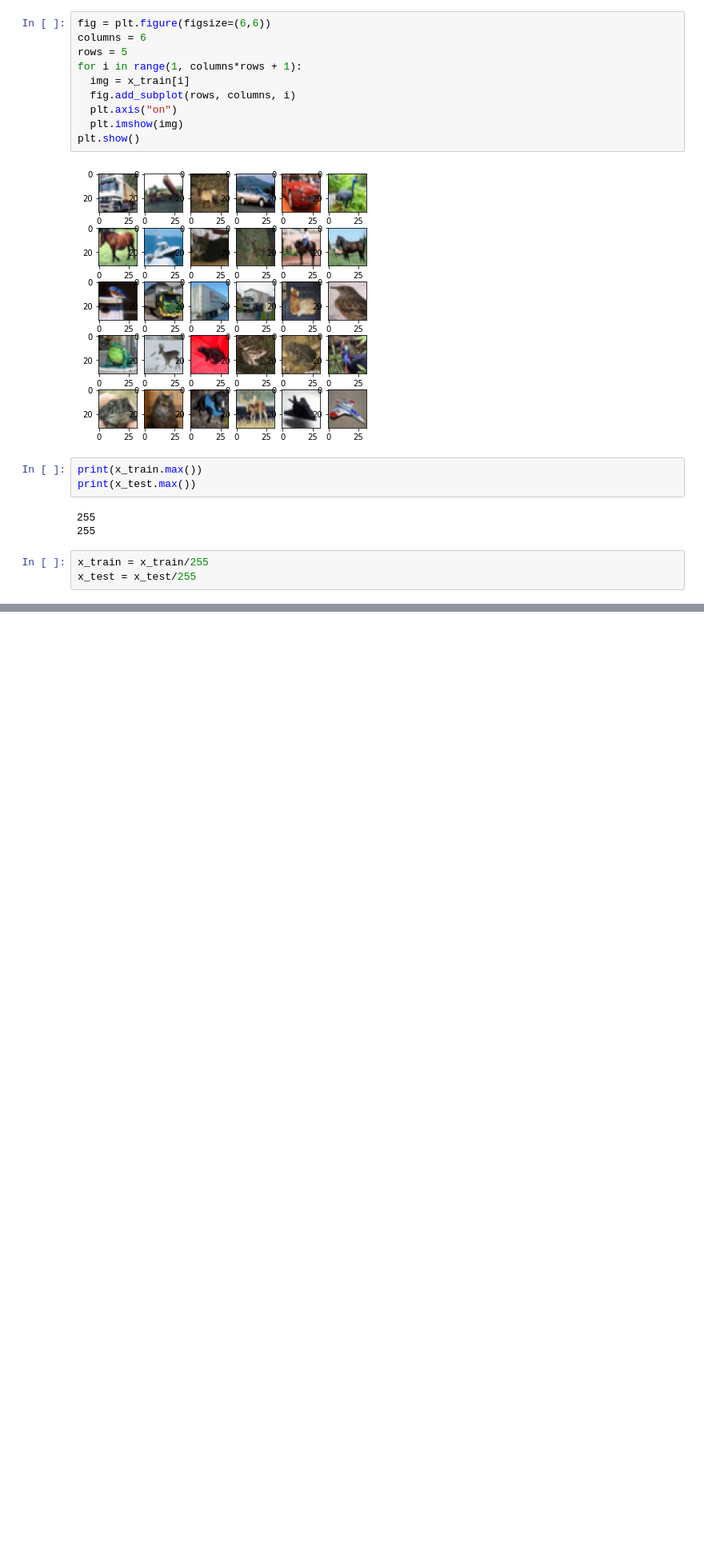
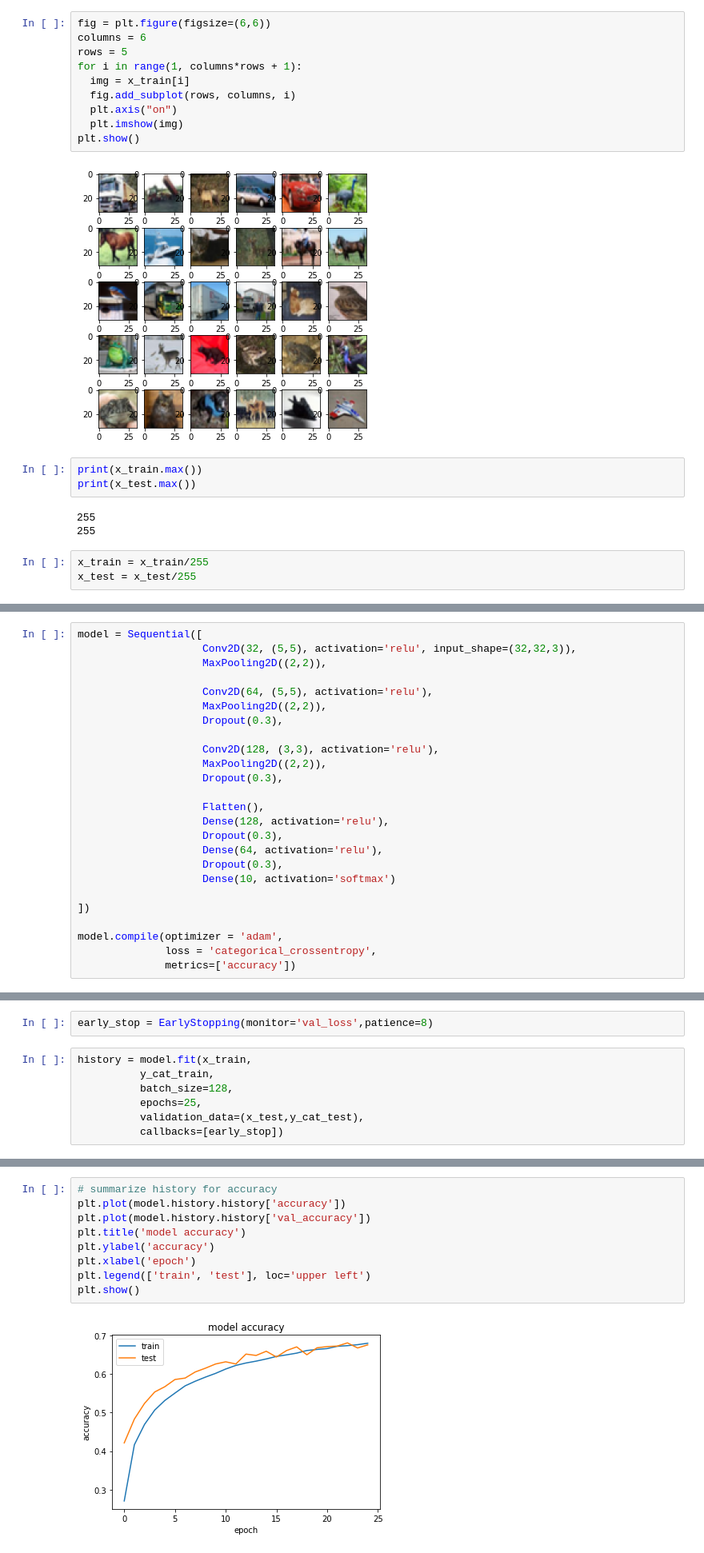
Before and after one commit to Lajith-Puthuchery/MachineLearning, a Jupyter notebook: CIFAR-10/CIFAR_10.ipynb, the cells around one changed output, grey strips where cells are left out. Shown at 80% size. Drawn from its saved outputs; the diff is of its cells as text; blank space fills up the shorter version.

```diff
--- a/CIFAR-10/CIFAR_10.ipynb
+++ b/CIFAR-10/CIFAR_10.ipynb
@@ -40,0 +71,25 @@ x_test = x_test/255
+# %%
+model = Sequential([
+                    Conv2D(32, (5,5), activation='relu', input_shape=(32,32,3)),
+                    MaxPooling2D((2,2)),
+
+                    Conv2D(64, (5,5), activation='relu'),
+                    MaxPooling2D((2,2)),
+                    Dropout(0.3),
+
+                    Conv2D(128, (3,3), activation='relu'),
+                    MaxPooling2D((2,2)),
+                    Dropout(0.3),
+
+                    Flatten(),
+                    Dense(128, activation='relu'),
+                    Dropout(0.3),
+                    Dense(64, activation='relu'),
+                    Dropout(0.3),
+                    Dense(10, activation='softmax')
+
+])
+
+model.compile(optimizer = 'adam',
+              loss = 'categorical_crossentropy',
+              metrics=['accuracy'])
@@ -40,0 +116,9 @@ x_test = x_test/255
+# %%
+early_stop = EarlyStopping(monitor='val_loss',patience=8)
+# %%
+history = model.fit(x_train,
+          y_cat_train,
+          batch_size=128,
+          epochs=25,
+          validation_data=(x_test,y_cat_test),
+          callbacks=[early_stop])
@@ -40,0 +143,11 @@ x_test = x_test/255
+# %%
+# summarize history for accuracy
+plt.plot(model.history.history['accuracy'])
+plt.plot(model.history.history['val_accuracy'])
+plt.title('model accuracy')
+plt.ylabel('accuracy')
+plt.xlabel('epoch')
+plt.legend(['train', 'test'], loc='upper left')
+plt.show()
+# %% [output]
+[figure, added]
```
Also changed, not shown: parts of 15 cells of this notebook.
